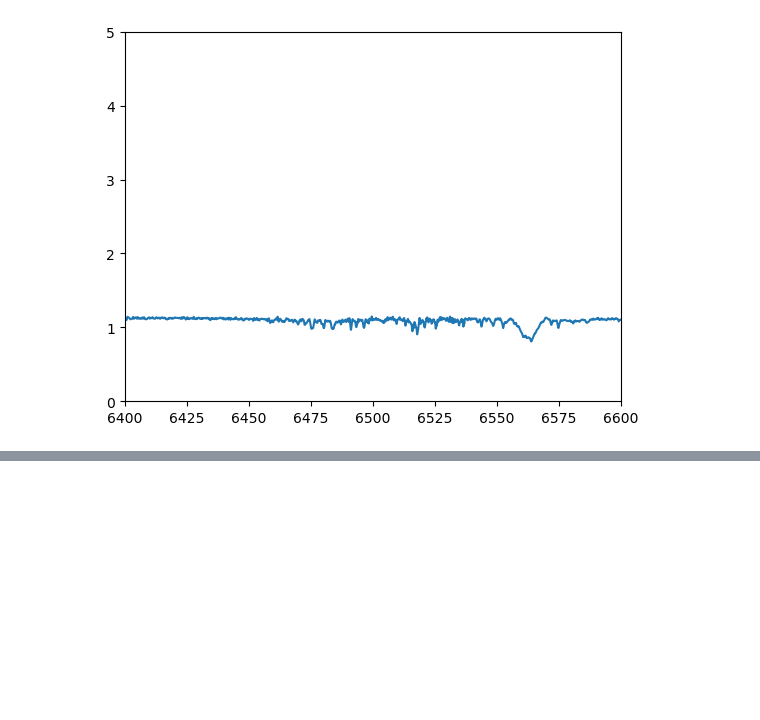
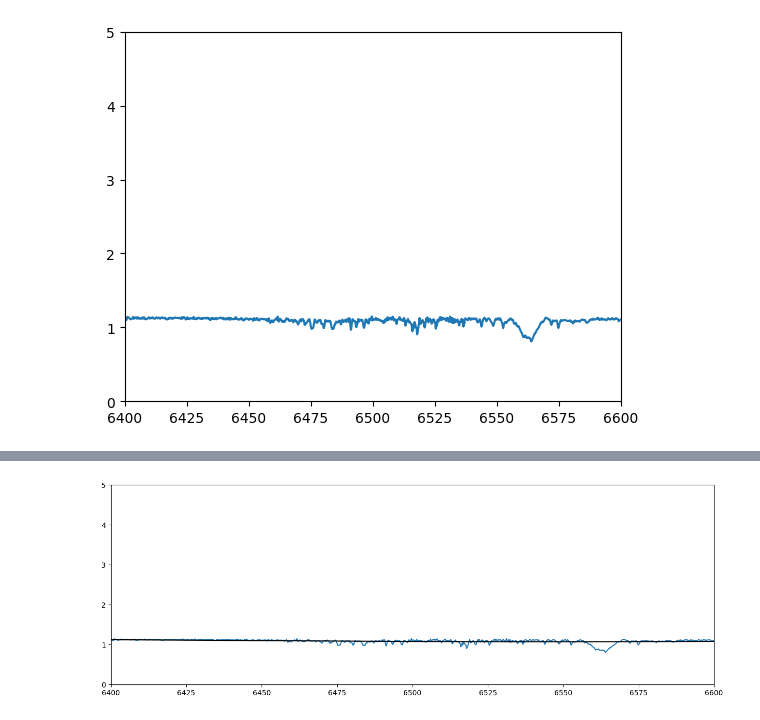
Before and after one commit to lsperezm/Be_Stars, a Jupyter notebook: DataAnalysis/Oct17/Oct17_KAql.ipynb, the cells around one changed output, grey strips where cells are left out. Drawn from its saved outputs; the diff is of its cells as text; code cells hidden in the pictures; blank space fills up the shorter version.

```diff
--- a/DataAnalysis/Oct17/Oct17_KAql.ipynb
+++ b/DataAnalysis/Oct17/Oct17_KAql.ipynb
@@ -2,6 +2,9 @@
 import numpy as np
 import matplotlib.pyplot as plt
 from astropy.io import fits
+from astropy.modeling import models, fitting
+fitter = fitting.LinearLSQFitter()
+from scipy.ndimage import median_filter
 # %%
 fname = '../../DataReduction/FullSes17OctKAql_20241018T015541.fit'
 # %%
@@ -41,0 +68,14 @@ plt.ylim(0,5)
+# %%
+modelo = fitter(models.Chebyshev1D(25),x[mask],y_filt[mask])
+# %%
+plt.figure(figsize=(15,5))
+plt.plot(x,y)
+#plt.plot(x,y_filt)
+plt.plot(x,modelo(x),c='k')
+
+
+plt.xlim(6400,6600)
+plt.ylim(0,5)
+plt.margins(x=0)
+# %% [output]
+[figure, added]
```
Also changed, not shown: parts of 3 cells of this notebook, 11 other files.
